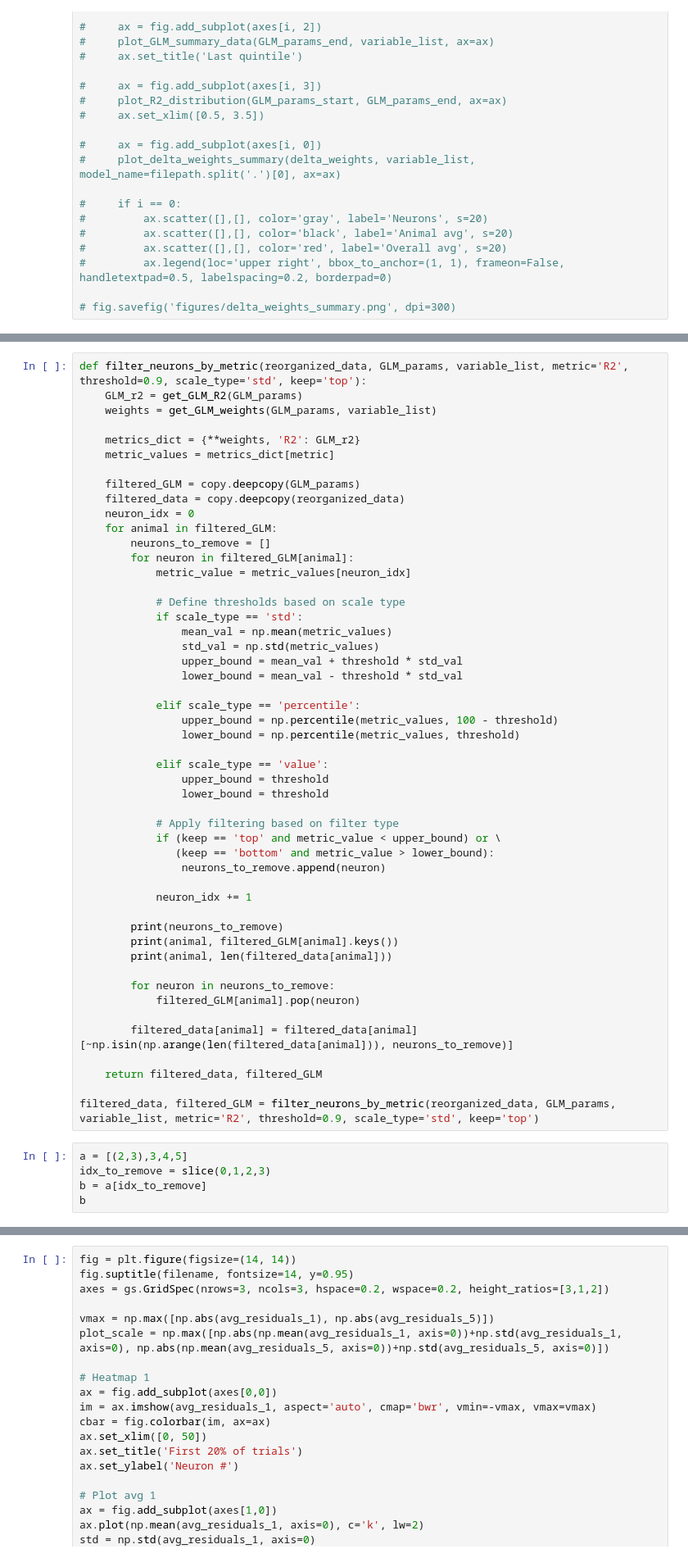
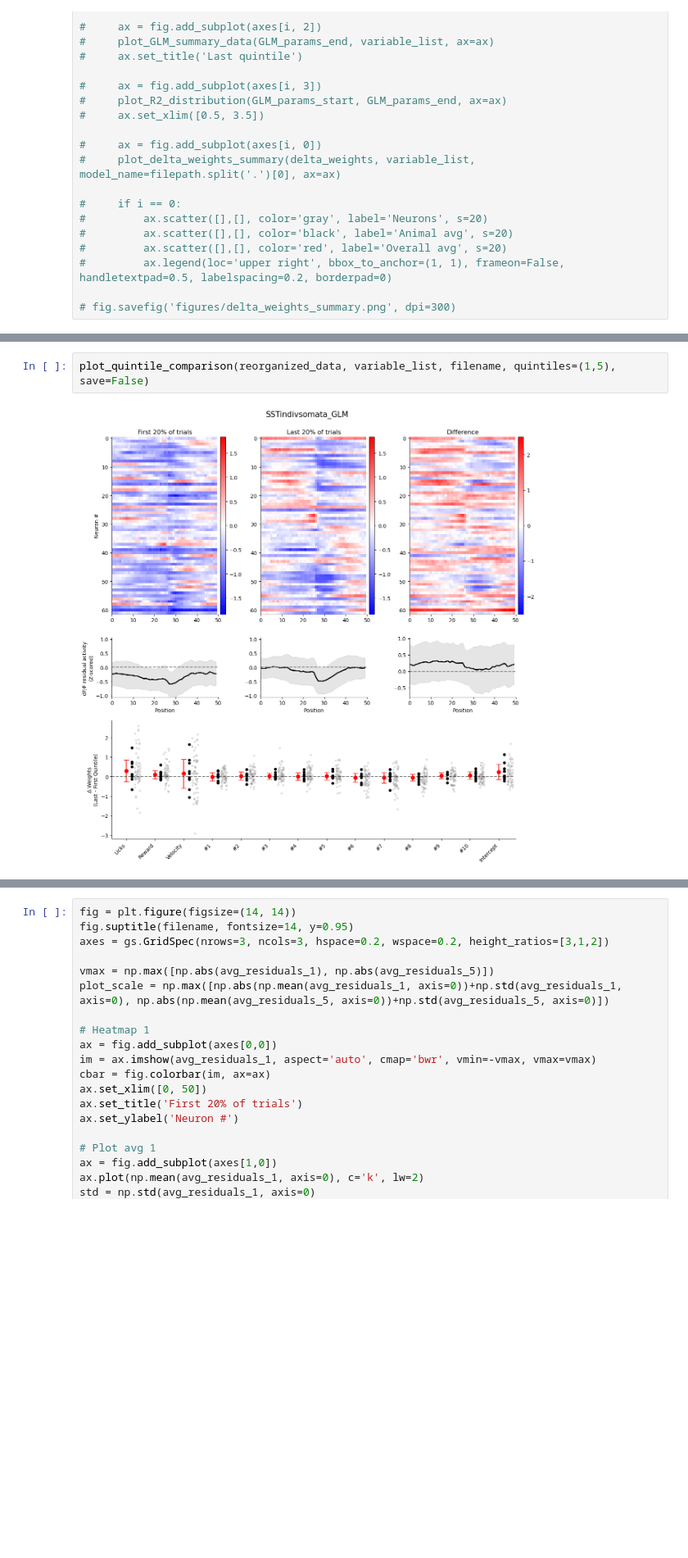
Before and after one commit to Milstein-Lab/CA1-interneuron-GLM, a Jupyter notebook: notebooks/GLM_analysis_scratchpad2.ipynb, the cells around one changed output, grey strips where cells are left out. Shown: that part at 82% size. Saved outputs shown, nothing was run; the diff lists cells and outputs as text; blank space fills up the shorter version.

```diff
--- a/notebooks/GLM_analysis_scratchpad2.ipynb
+++ b/notebooks/GLM_analysis_scratchpad2.ipynb
@@ -89,58 +93,7 @@ plt.show()
-# %%
-def filter_neurons_by_metric(reorganized_data, GLM_params, variable_list, metric='R2', threshold=0.9, scale_type='std', keep='top'):
-    GLM_r2 = get_GLM_R2(GLM_params)
-    weights = get_GLM_weights(GLM_params, variable_list)
-
-    metrics_dict = {**weights, 'R2': GLM_r2}
-    metric_values = metrics_dict[metric]
-
-    filtered_GLM = copy.deepcopy(GLM_params)
-    filtered_data = copy.deepcopy(reorganized_data)
-    neuron_idx = 0
-    for animal in filtered_GLM:
-        neurons_to_remove = []
-        for neuron in filtered_GLM[animal]:
-            metric_value = metric_values[neuron_idx]
-
-            # Define thresholds based on scale type
-            if scale_type == 'std':
-                mean_val = np.mean(metric_values)
-                std_val = np.std(metric_values)
-                upper_bound = mean_val + threshold * std_val
-                lower_bound = mean_val - threshold * std_val
-
-            elif scale_type == 'percentile':
-                upper_bound = np.percentile(metric_values, 100 - threshold)
-                lower_bound = np.percentile(metric_values, threshold)
-
-            elif scale_type == 'value':
-                upper_bound = threshold
-                lower_bound = threshold
-
-            # Apply filtering based on filter type
-            if (keep == 'top' and metric_value < upper_bound) or \
-               (keep == 'bottom' and metric_value > lower_bound):
-                neurons_to_remove.append(neuron)
-
-            neuron_idx += 1
-
-        print(neurons_to_remove)
-        print(animal, filtered_GLM[animal].keys())
-        print(animal, len(filtered_data[animal]))
-
-        for neuron in neurons_to_remove:
-            filtered_GLM[animal].pop(neuron)
-
-        filtered_data[animal] = filtered_data[animal][~np.isin(np.arange(len(filtered_data[animal])), neurons_to_remove)]
-
-    return filtered_data, filtered_GLM
-
-filtered_data, filtered_GLM = filter_neurons_by_metric(reorganized_data, GLM_params, variable_list, metric='R2', threshold=0.9, scale_type='std', keep='top')
-# %%
-a = [(2,3),3,4,5]
-idx_to_remove = slice(0,1,2,3)
-b = a[idx_to_remove]
-b
+# %%
+plot_quintile_comparison(reorganized_data, variable_list, filename, quintiles=(1,5), save=False)
+# %% [output]
+[figure, added]
 # %%
 quintile = 1
 GLM_params_1 = fit_GLM(reorganized_data, quintile=quintile, regression='ridge', renormalize=False)
```
Also changed, not shown: parts of 7 cells of this notebook, 1 other file.
